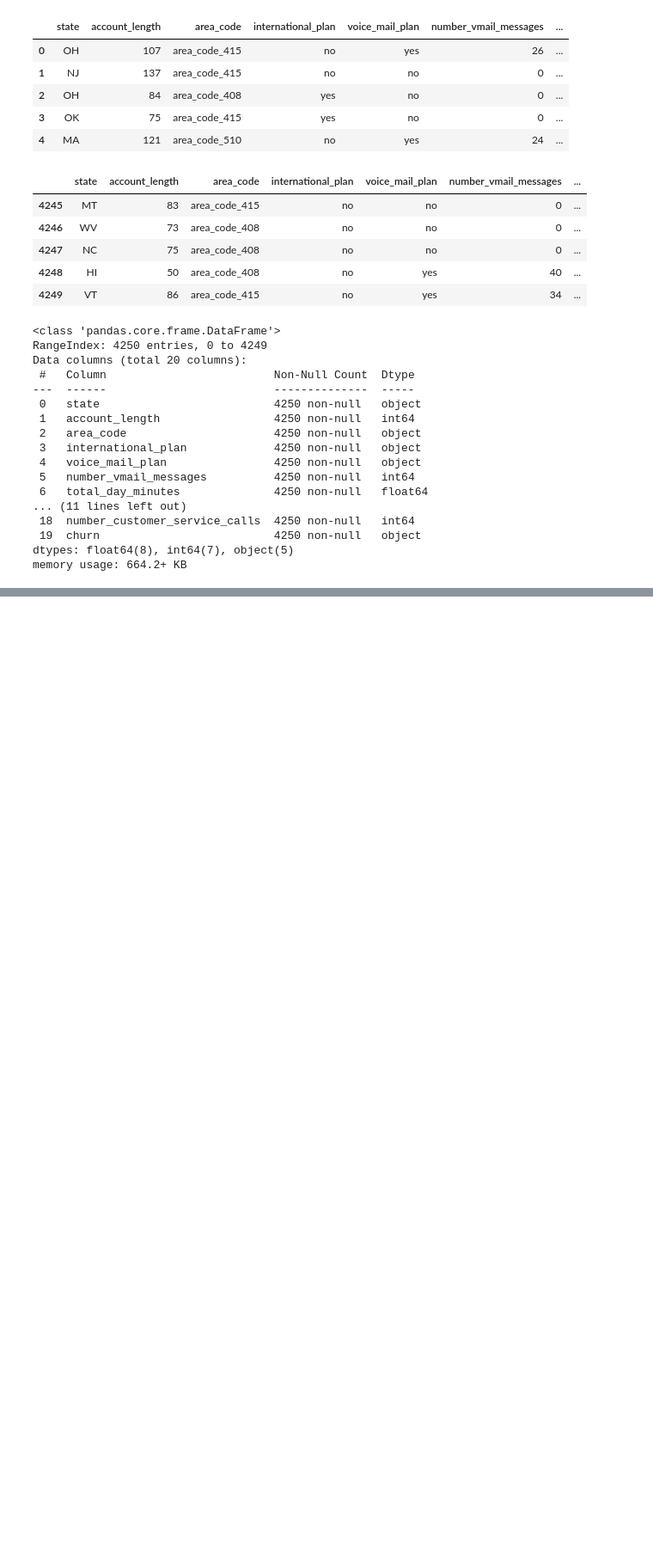
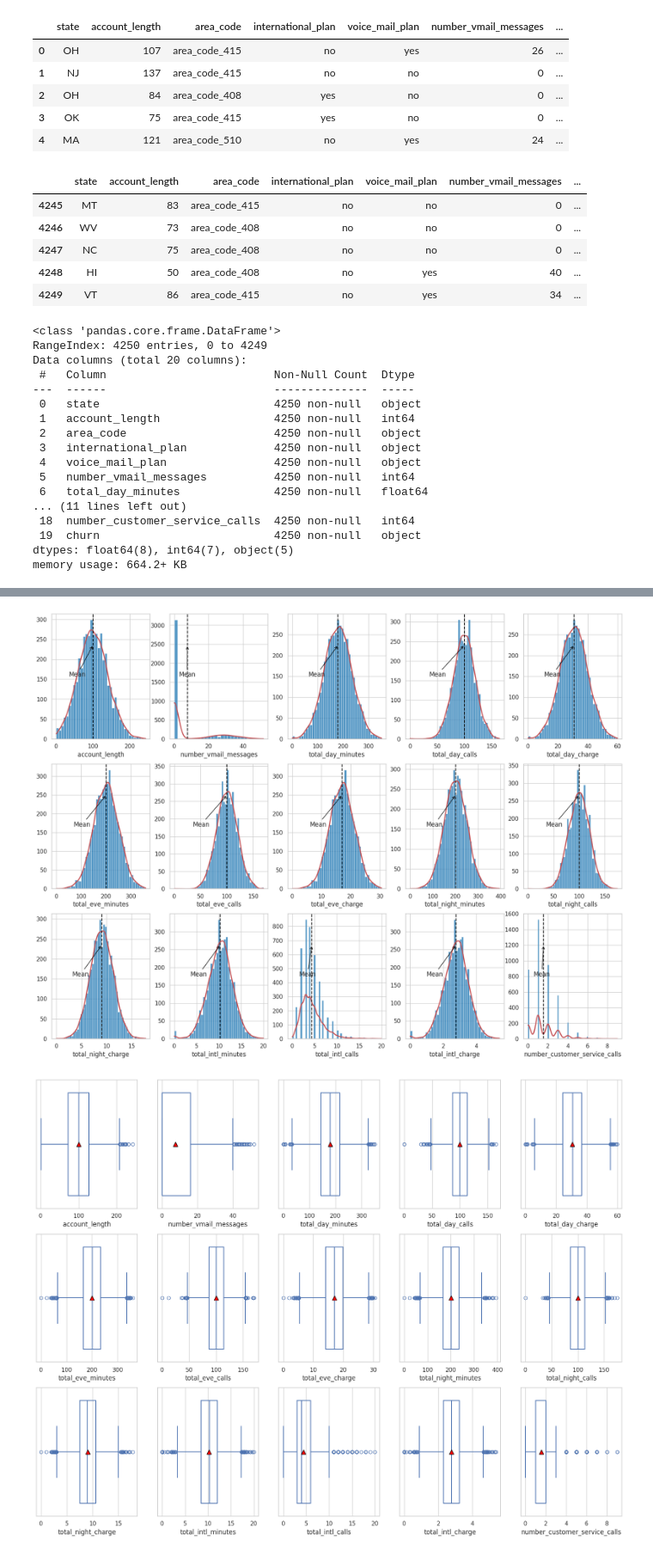
Before and after one commit to hyugai/ML-Marketing-CustomerChurn-2020KaggleCompetition, a Jupyter notebook: jupyter/init.ipynb, the cells around one changed output, grey strips where cells are left out. Shown at 86% size. Saved outputs shown, nothing was run; the diff lists cells and outputs as text; code cells hidden in the pictures; blank space fills up the shorter version.

```diff
--- a/jupyter/init.ipynb
+++ b/jupyter/init.ipynb
@@ -18,6 +18,7 @@ from src.jupyter.support import *
 %matplotlib inline
 plt.rcParams['figure.figsize'] = (10, 6)
 sns.set_theme('notebook')
+sns.set_style('whitegrid')
 import squarify
 import statsmodels.api as sm
 # %% [markdown]
@@ -82,3 +103,11 @@ Data columns (total 20 columns):
  19  churn                          4250 non-null   object
 dtypes: float64(8), int64(7), object(5)
 memory usage: 664.2+ KB
+# %%
+# stripping
+##
+df_cleaned.columns = [name.strip() for name in df_cleaned.columns.tolist()]
+num_cols = df_cleaned.select_dtypes(np.number).columns.tolist()
+cat_cols = df_cleaned.select_dtypes('object').columns.tolist()
+##
+df_cleaned[cat_cols] = df_cleaned[cat_cols].map(lambda x: x.strip())
@@ -84,0 +130,4 @@ memory usage: 664.2+ KB
+# %%
+# spelling
+for name in cat_cols:
+    print(f'{name}: {df_cleaned[name].unique()}')
@@ -84,0 +203,20 @@ memory usage: 664.2+ KB
+# %%
+# graphs: hist + box + qq
+##
+graphs = ['hist', 'box', 'qq']
+figs, axes = dict(), dict()
+for name in graphs:
+    figs[name], axes[name] = plt.subplots(3, 5, sharex=False, sharey=False, figsize=(20, 15))
+##
+names = np.array(num_cols).reshape(3, 5)
+##
+for i in range(3):
+    for j in range(5):
+        plot_hist(axes['hist'][i, j], names[i, j])
+        plot_box(axes['box'][i, j], names[i, j])
+
+plt.tight_layout()
+plt.show()
+# %% [output]
+[figure, added]
+[figure, added]
```
Also changed, not shown: parts of 14 cells of this notebook, 4 other files.
